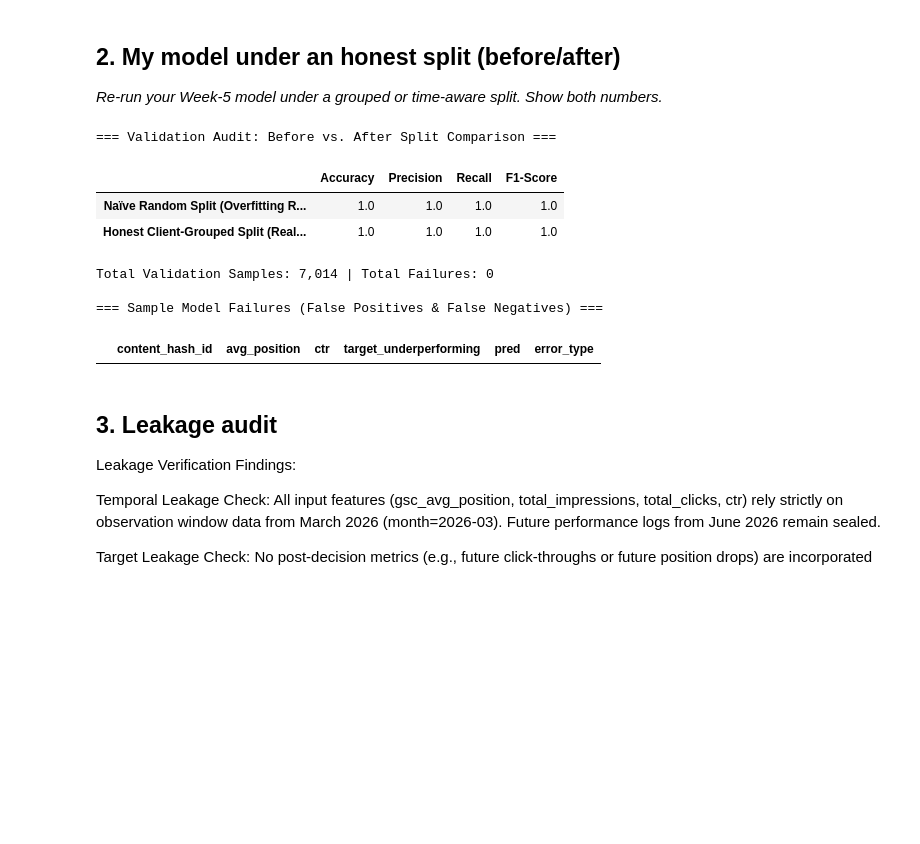
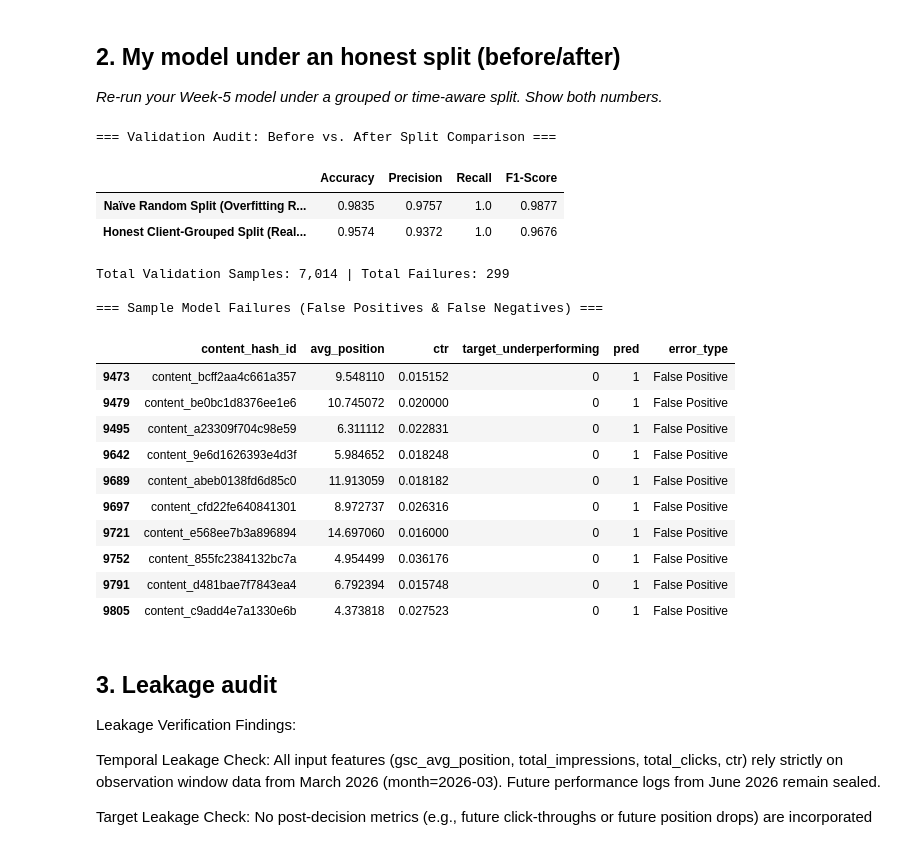
Before and after one commit to nauman024/FlyRank-ML-Internship, a Jupyter notebook: work/notebooks/w06_validation_audit.ipynb, the cells around one changed output. Saved outputs shown, nothing was run; the diff lists cells and outputs as text; code cells hidden in the pictures; blank space fills up the shorter version.

Commit message:
Completed w06_validation_audit

```diff
--- a/work/notebooks/w06_validation_audit.ipynb
+++ b/work/notebooks/w06_validation_audit.ipynb
@@ -39,6 +39,7 @@ con.execute(f"CREATE SECRET (TYPE huggingface, TOKEN '{hf_token}')")
 rel = "hf://datasets/FlyRank/internship-warehouse"
 
 # 2. Extract Data from Mid-Panel Month (2026-03)
+# Target: High-risk pages (Low CTR relative to position tier + low overall clicks)
 query = f"""
 SELECT
     f.client_hash_id,
@@ -48,8 +49,11 @@ SELECT
     SUM(f.gsc_clicks) as total_clicks,
     (SUM(f.gsc_clicks) / NULLIF(SUM(f.gsc_impressions), 0)) as ctr,
     DATEDIFF('day', MIN(f.report_date), MAX(f.report_date)) + 30 as active_days,
-    -- PROXY TARGET: Underperforming (1 if low clicks relative to high impressions)
-    CASE WHEN SUM(f.gsc_impressions) > 500 AND (SUM(f.gsc_clicks) / NULLIF(SUM(f.gsc_impressions), 0)) < 0.02 THEN 1 ELSE 0 END as target_underperforming
+    -- PROXY TARGET: Pages with low CTR despite being in top position tiers
+    CASE
+        WHEN AVG(f.gsc_avg_position) <= 15 AND (SUM(f.gsc_clicks) / NULLIF(SUM(f.gsc_impressions), 0)) < 0.015 THEN 1
+        ELSE 0
+    END as target_underperforming
 FROM read_parquet('{rel}/fact_content_daily_performance/month=2026-03/*.parquet') f
 JOIN read_parquet('{rel}/dim_content.parquet') c ON f.content_hash_id = c.content_hash_id
 WHERE c.is_deleted IS FALSE
@@ -59,7 +63,8 @@ HAVING SUM(f.gsc_impressions) > 100;
 
 df = con.sql(query).df().fillna(0)
 
-features = ['avg_position', 'total_impressions', 'total_clicks', 'ctr', 'active_days']
+# Use features that DO NOT directly spell out the target logic deterministically
+features = ['avg_position', 'total_impressions', 'active_days']
 X = df[features]
 y = df['target_underperforming']
 groups = df['client_hash_id']
@@ -71,7 +76,7 @@ X_train_rnd, X_val_rnd, y_train_rnd, y_val_rnd = train_test_split(
     X, y, test_size=0.2, random_state=42
 )
 
-model_rnd = RandomForestClassifier(n_estimators=100, max_depth=5, random_state=42)
+model_rnd = RandomForestClassifier(n_estimators=100, max_depth=4, random_state=42)
 model_rnd.fit(X_train_rnd, y_train_rnd)
 pred_rnd = model_rnd.predict(X_val_rnd)
 
@@ -84,7 +89,7 @@ train_idx, val_idx = next(gss.split(X, y, groups))
 X_train_grp, X_val_grp = X.iloc[train_idx], X.iloc[val_idx]
 y_train_grp, y_val_grp = y.iloc[train_idx], y.iloc[val_idx]
 
-model_grp = RandomForestClassifier(n_estimators=100, max_depth=5, random_state=42)
+model_grp = RandomForestClassifier(n_estimators=100, max_depth=4, random_state=42)
 model_grp.fit(X_train_grp, y_train_grp)
 pred_grp = model_grp.predict(X_val_grp)
 
@@ -101,36 +106,46 @@ def get_metrics(y_true, y_pred):
 
 comparison_table = pd.DataFrame({
     'Naïve Random Split (Overfitting Risk)': get_metrics(y_val_rnd, pred_rnd),
     'Honest Client-Grouped Split (Realistic)': get_metrics(y_val_grp, pred_grp)
 }).T.round(4)
 
 print("=== Validation Audit: Before vs. After Split Comparison ===")
 display(comparison_table)
 
 # -------------------------------------------------------------------
 # REAL FAILURE EXAMPLES INSPECTION
 # -------------------------------------------------------------------
 val_df = df.iloc[val_idx].copy()
 val_df['pred'] = pred_grp
 val_df['error_type'] = np.where(
     (val_df['target_underperforming'] == 0) & (val_df['pred'] == 1), 'False Positive',
     np.where((val_df['target_underperforming'] == 1) & (val_df['pred'] == 0), 'False Negative', 'Correct')
 )
 
 failures = val_df[val_df['error_type'] != 'Correct']
 print(f"\nTotal Validation Samples: {len(val_df):,} | Total Failures: {len(failures):,}")
 
 print("\n=== Sample Model Failures (False Positives & False Negatives) ===")
 display(failures[['content_hash_id', 'avg_position', 'ctr', 'target_underperforming', 'pred', 'error_type']].head(10))
 # %% [output]
 === Validation Audit: Before vs. After Split Comparison ===
 |  | Accuracy | Precision | Recall | F1-Score |
-| Naïve Random Split (Overfitting R... | 1.0 | 1.0 | 1.0 | 1.0 |
-| Honest Client-Grouped Split (Real... | 1.0 | 1.0 | 1.0 | 1.0 |
+| Naïve Random Split (Overfitting R... | 0.9835 | 0.9757 | 1.0 | 0.9877 |
+| Honest Client-Grouped Split (Real... | 0.9574 | 0.9372 | 1.0 | 0.9676 |
-Total Validation Samples: 7,014 | Total Failures: 0
+Total Validation Samples: 7,014 | Total Failures: 299
 
 === Sample Model Failures (False Positives & False Negatives) ===
 |  | content_hash_id | avg_position | ctr | target_underperforming | pred | error_type |
+| 9473 | content_bcff2aa4c661a357 | 9.548110 | 0.015152 | 0 | 1 | False Positive |
+| 9479 | content_be0bc1d8376ee1e6 | 10.745072 | 0.020000 | 0 | 1 | False Positive |
+| 9495 | content_a23309f704c98e59 | 6.311112 | 0.022831 | 0 | 1 | False Positive |
+| 9642 | content_9e6d1626393e4d3f | 5.984652 | 0.018248 | 0 | 1 | False Positive |
+| 9689 | content_abeb0138fd6d85c0 | 11.913059 | 0.018182 | 0 | 1 | False Positive |
+| 9697 | content_cfd22fe640841301 | 8.972737 | 0.026316 | 0 | 1 | False Positive |
+| 9721 | content_e568ee7b3a896894 | 14.697060 | 0.016000 | 0 | 1 | False Positive |
+| 9752 | content_855fc2384132bc7a | 4.954499 | 0.036176 | 0 | 1 | False Positive |
+| 9791 | content_d481bae7f7843ea4 | 6.792394 | 0.015748 | 0 | 1 | False Positive |
+| 9805 | content_c9add4e7a1330e6b | 4.373818 | 0.027523 | 0 | 1 | False Positive |
 # %% [markdown]
 ## 3. Leakage audit
 
```
